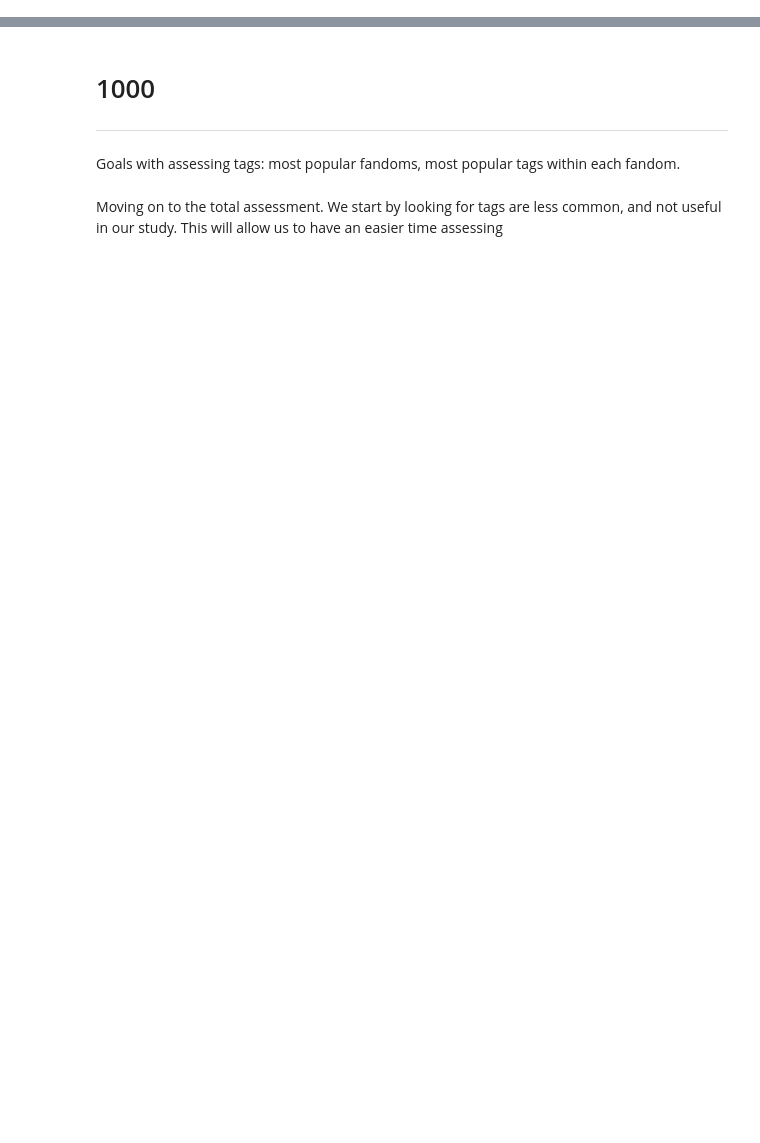
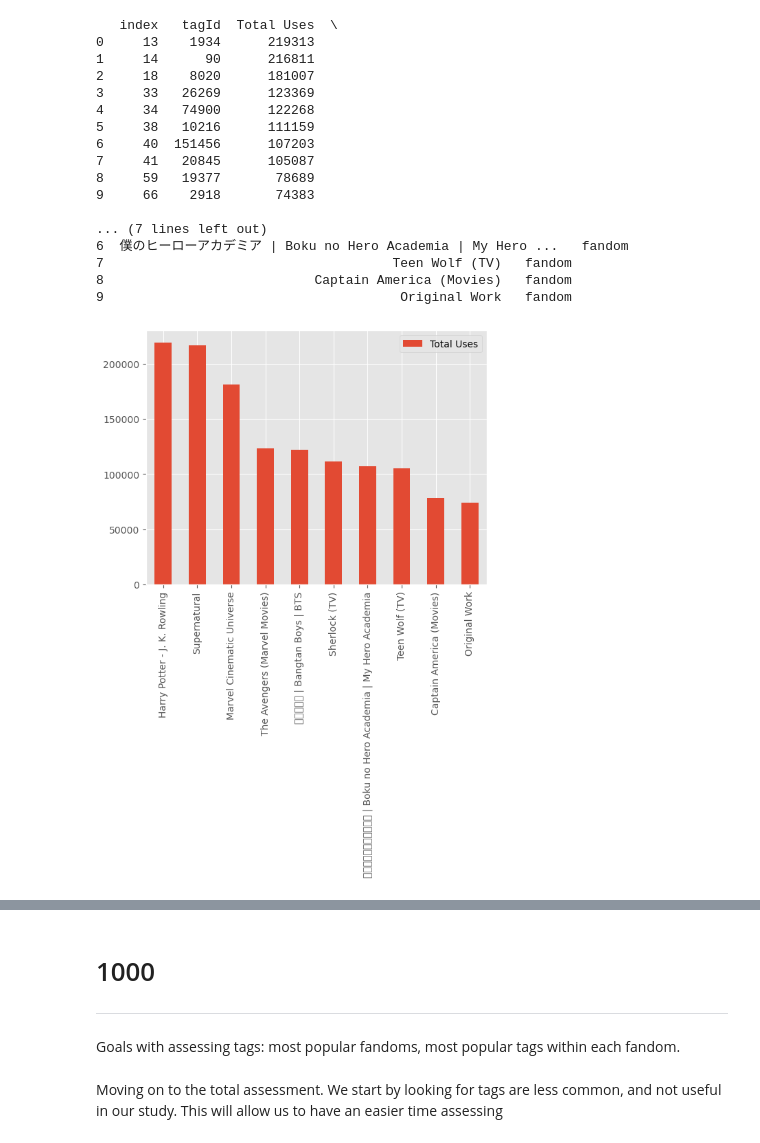
Before and after one commit to bekwashburn/COMP5360_Final_Project, a Jupyter notebook: COMP5360_data_CodeCat/Tags-Assessment.ipynb, the cells around one changed output, grey strips where cells are left out. Saved outputs shown, nothing was run; the diff lists cells and outputs as text; code cells hidden in the pictures; blank space fills up the shorter version.

```diff
--- a/COMP5360_data_CodeCat/Tags-Assessment.ipynb
+++ b/COMP5360_data_CodeCat/Tags-Assessment.ipynb
@@ -53,0 +91,29 @@ new_data
+# %%
+fandoms = tag_usage.copy(deep=True)
+fandoms = fandoms[fandoms["Tag Type"] == "fandom"].reset_index()
+fan_10 = fandoms[:10]
+print(fan_10)
+
+fan_10.plot(kind="bar",
+           y = "Total Uses")
+plt.xticks(fan_10.index.to_list(), fan_10["Tag Name"].tolist())
+plt.show()
+# %% [output]
+   index   tagId  Total Uses  \
+0     13    1934      219313
+1     14      90      216811
+2     18    8020      181007
+3     33   26269      123369
+4     34   74900      122268
+5     38   10216      111159
+6     40  151456      107203
+7     41   20845      105087
+8     59   19377       78689
+9     66    2918       74383
+
+... (7 lines left out)
+6  僕のヒーローアカデミア | Boku no Hero Academia | My Hero ...   fandom
+7                                     Teen Wolf (TV)   fandom
+8                           Captain America (Movies)   fandom
+9                                      Original Work   fandom
+[figure, added]
```
Also changed, not shown: parts of 20 cells of this notebook, 1 other file.
